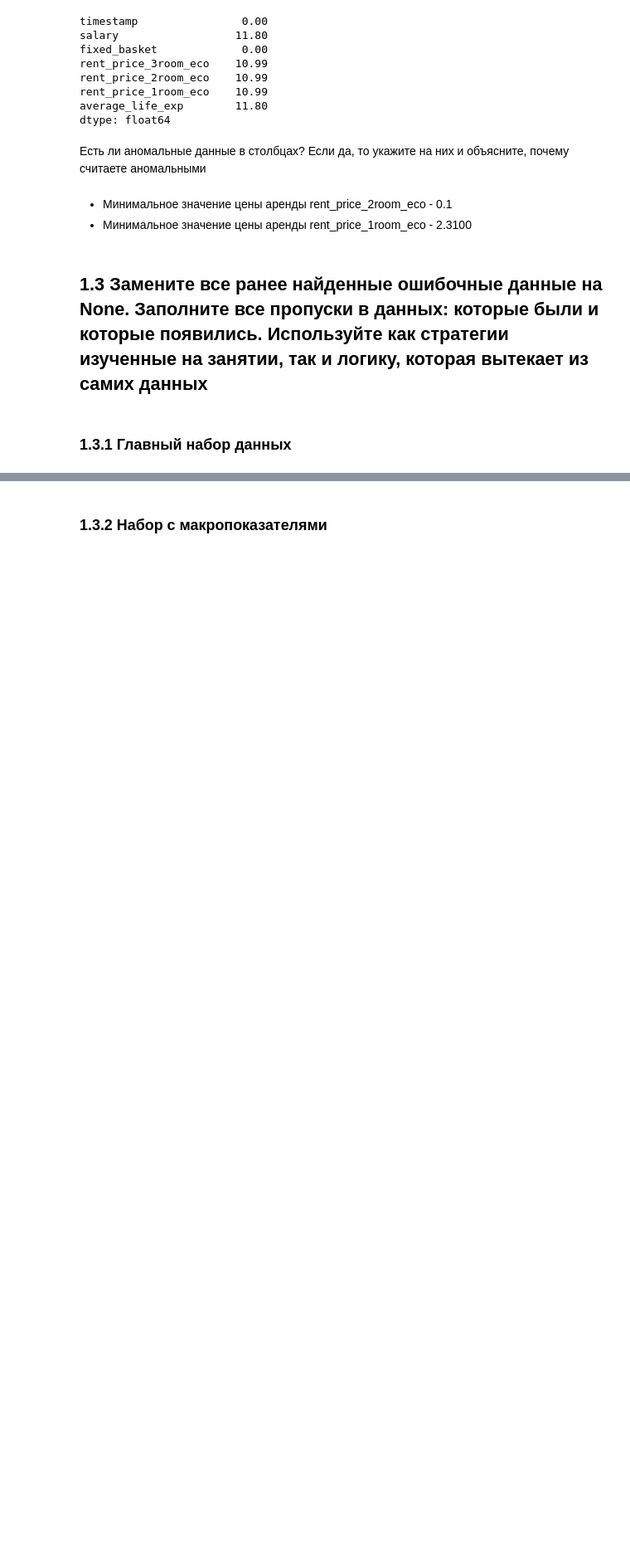
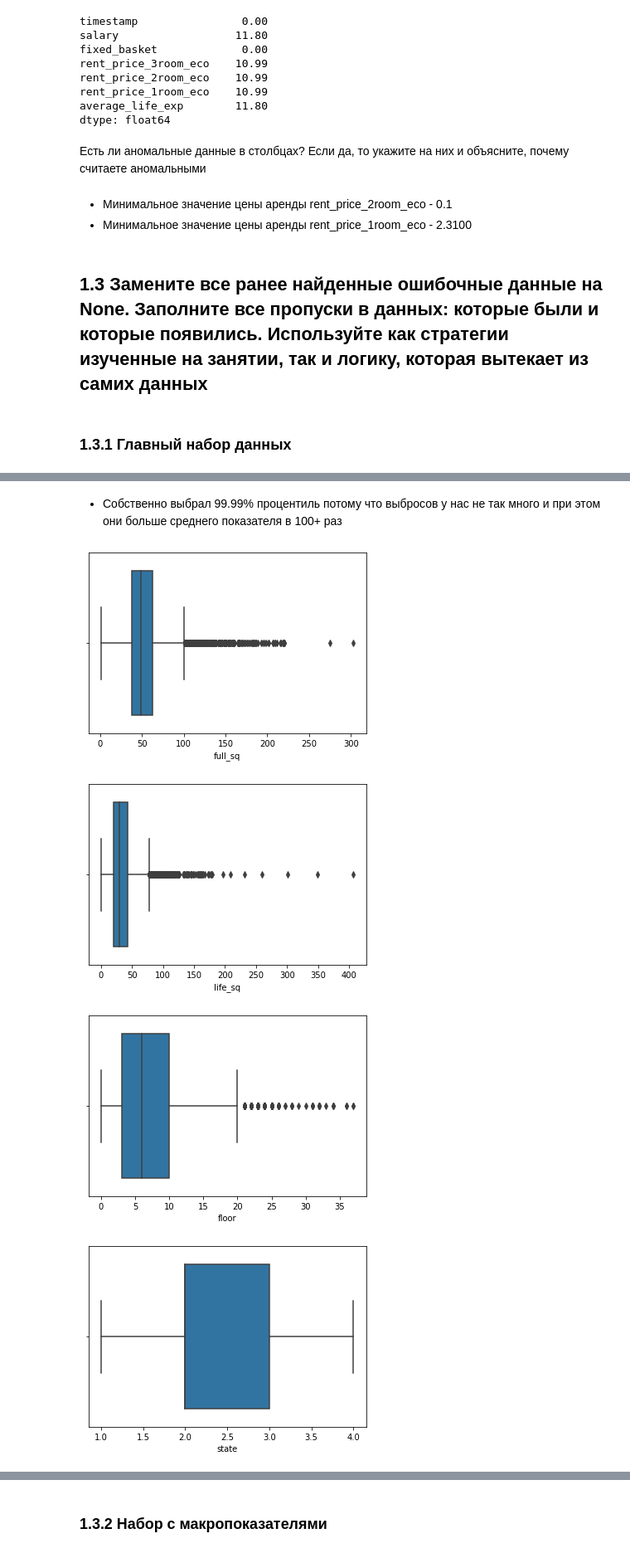
Before and after one commit to modernpacifist/engineering-of-machine-learning-urfu, a Jupyter notebook: python-pro-level/Notebooks/ResultantProject.ipynb, the cells around one changed output, grey strips where cells are left out. Shown: that part at 83% size. Drawn from its saved outputs; the diff is of its cells as text; code cells hidden in the pictures; blank space fills up the shorter version.

```diff
--- a/python-pro-level/Notebooks/ResultantProject.ipynb
+++ b/python-pro-level/Notebooks/ResultantProject.ipynb
@@ -353,0 +373,28 @@ df.head()
+# %%
+def clear_outliers(dataframe, roll_num=1, high_quantile=0.99, low_quantile=0.01, ignore_types=['datetime64[ns]', 'object'], ignore_columns=['id']):
+    column_names = dataframe.columns.values
+    for column_name in column_names:
+        if dataframe[column_name].dtypes in ignore_types or column_name in ignore_columns:
+            continue
+        for i in range(roll_num):
+            # 99.99% high percentile
+            # percentile_high = dataframe[column_name].quantile(0.9999)
+            percentile_high = dataframe[column_name].quantile(high_quantile)
+            # 0.001% low percentile
+            percentile_low = dataframe[column_name].quantile(low_quantile)
+            # making outliers obsolete
+            dataframe[column_name] = dataframe[column_name].apply(lambda x: np.nan if x > percentile_high else x)
+            dataframe[column_name] = dataframe[column_name].apply(lambda x: np.nan if x < percentile_low else x)
+
+    return dataframe
+# %%
+df = clear_outliers(df, high_quantile=0.9999, low_quantile=0.0001, roll_num=2)
+# %% [markdown]
+- Собственно выбрал 99.99% процентиль потому что выбросов у нас не так много и при этом они больше среднего показателя в 100+ раз
+# %%
+visualize_dataframe(df)
+# %% [output]
+[figure, added]
+[figure, added]
+[figure, added]
+[figure, added]
```
Also changed, not shown: parts of 41 cells of this notebook.
